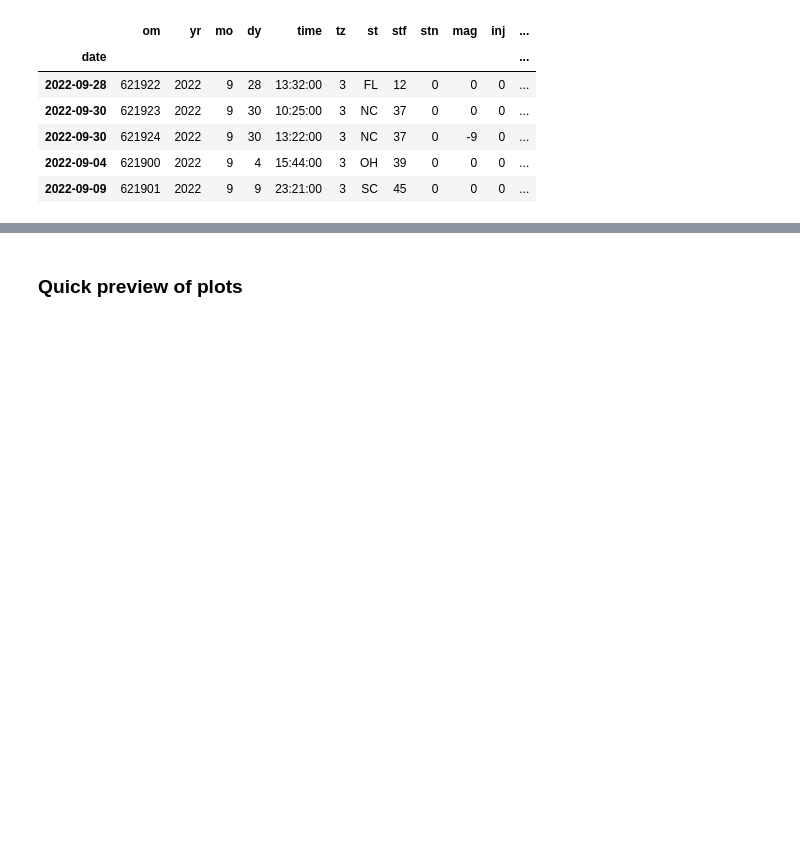
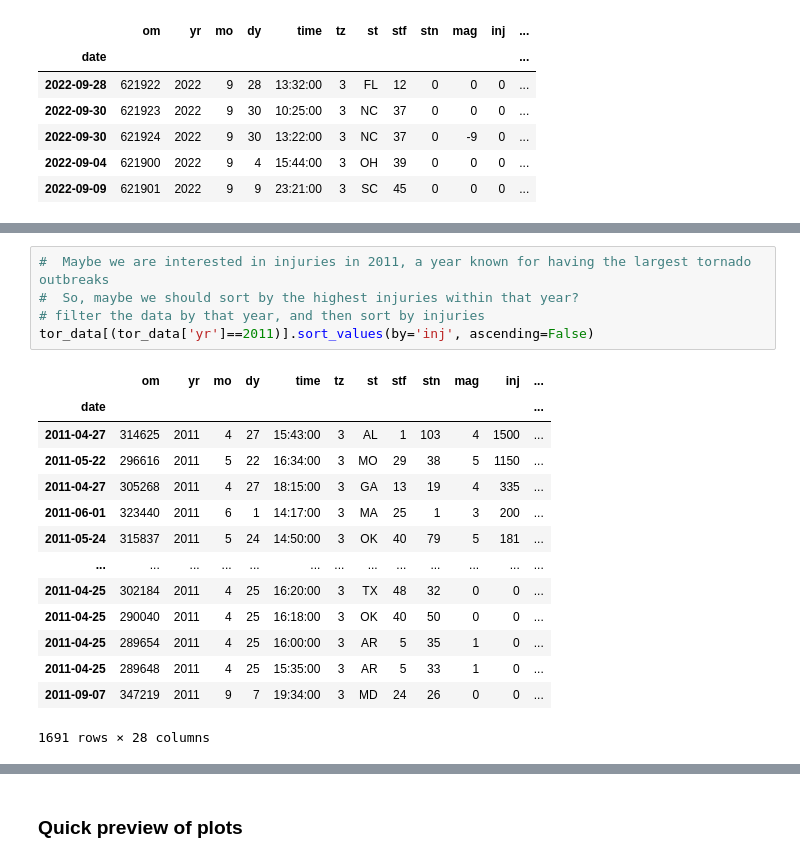
Before and after one commit to estevezb/python-examples, a Jupyter notebook: 01_Introduction_to_Python_and_Pandas/01_Introduction.ipynb, the cells around one changed output, grey strips where cells are left out. Drawn from its saved outputs; the diff is of its cells as text; blank space fills up the shorter version.

```diff
--- a/01_Introduction_to_Python_and_Pandas/01_Introduction.ipynb
+++ b/01_Introduction_to_Python_and_Pandas/01_Introduction.ipynb
@@ -371,0 +386,20 @@ tor_data[["mag", "len", "wid", "loss"]].describe()
+# %%
+#  Maybe we are interested in injuries in 2011, a year known for having the largest tornado outbreaks
+#  So, maybe we should sort by the highest injuries within that year?
+# filter the data by that year, and then sort by injuries
+tor_data[(tor_data['yr']==2011)].sort_values(by='inj', ascending=False)
+# %% [output]
+|  | om | yr | mo | dy | time | tz | st | stf | stn | mag | inj | ... |
+| date |  |  |  |  |  |  |  |  |  |  |  | ... |
+| 2011-04-27 | 314625 | 2011 | 4 | 27 | 15:43:00 | 3 | AL | 1 | 103 | 4 | 1500 | ... |
+| 2011-05-22 | 296616 | 2011 | 5 | 22 | 16:34:00 | 3 | MO | 29 | 38 | 5 | 1150 | ... |
+| 2011-04-27 | 305268 | 2011 | 4 | 27 | 18:15:00 | 3 | GA | 13 | 19 | 4 | 335 | ... |
+| 2011-06-01 | 323440 | 2011 | 6 | 1 | 14:17:00 | 3 | MA | 25 | 1 | 3 | 200 | ... |
+| 2011-05-24 | 315837 | 2011 | 5 | 24 | 14:50:00 | 3 | OK | 40 | 79 | 5 | 181 | ... |
+| ... | ... | ... | ... | ... | ... | ... | ... | ... | ... | ... | ... | ... |
+| 2011-04-25 | 302184 | 2011 | 4 | 25 | 16:20:00 | 3 | TX | 48 | 32 | 0 | 0 | ... |
+| 2011-04-25 | 290040 | 2011 | 4 | 25 | 16:18:00 | 3 | OK | 40 | 50 | 0 | 0 | ... |
+| 2011-04-25 | 289654 | 2011 | 4 | 25 | 16:00:00 | 3 | AR | 5 | 35 | 1 | 0 | ... |
+| 2011-04-25 | 289648 | 2011 | 4 | 25 | 15:35:00 | 3 | AR | 5 | 33 | 1 | 0 | ... |
+| 2011-09-07 | 347219 | 2011 | 9 | 7 | 19:34:00 | 3 | MD | 24 | 26 | 0 | 0 | ... |
+1691 rows × 28 columns
```
Also changed, not shown: parts of 16 cells of this notebook.
